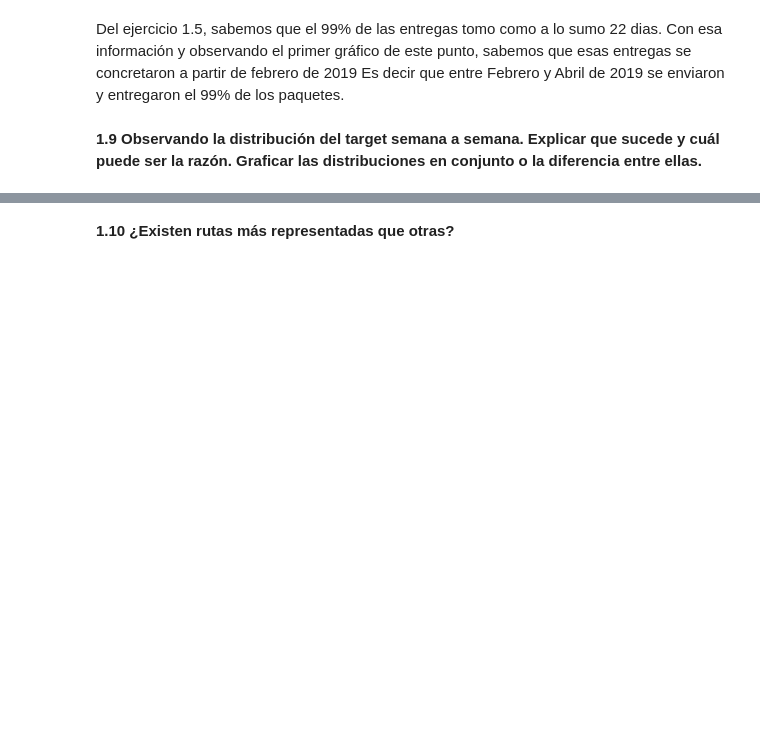
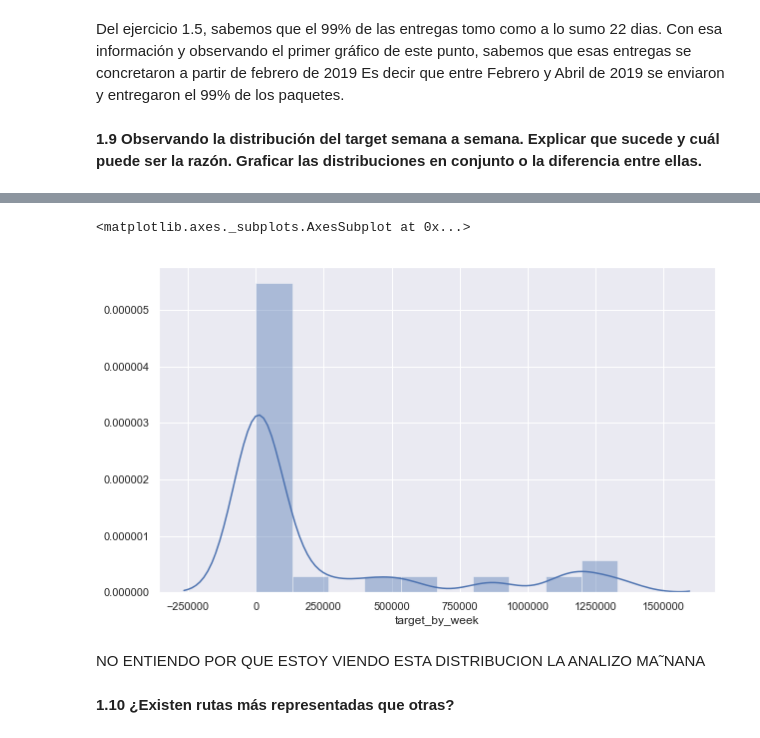
Before and after one commit to manquius/series_temporales, a Jupyter notebook: Practico1.ipynb, the cells around one changed output, grey strips where cells are left out. Saved outputs shown, nothing was run; the diff lists cells and outputs as text; code cells hidden in the pictures; blank space fills up the shorter version.

```diff
--- a/Practico1.ipynb
+++ b/Practico1.ipynb
@@ -461,3 +458,9 @@ Es decir que entre Febrero y Abril de 2019 se enviaron y entregaron el 99% de lo
 # %% [markdown]
 **1.9 Observando la distribución del target semana a semana. Explicar que sucede y cuál
 puede ser la razón. Graficar las distribuciones en conjunto o la diferencia entre ellas.**
+# %%
+df1 = data_sorted_by_date.sort_values(by=['date_sent']).copy()
+df1['date_sent'] = pd.to_datetime(df1['date_sent']) - pd.to_timedelta(7, unit='d')
+df2 = df1.set_index('date_sent').resample('W')["target"].sum()
+df3 = pd.DataFrame({'target_by_week' : df1.set_index('date_sent').resample('W')["target"].sum()}).reset_index()
+df3
@@ -464,3 +485,12 @@ puede ser la razón. Graficar las distribuciones en conjunto o la diferencia ent
+# %%
+plt.figure(figsize=(10,6))
+sb.distplot(df3['target_by_week'], bins=10)
+# %% [output]
+<matplotlib.axes._subplots.AxesSubplot at 0x...>
+[figure, added]
+# %% [markdown]
+NO ENTIENDO POR QUE ESTOY VIENDO ESTA DISTRIBUCION
+LA ANALIZO MA˜NANA
 # %% [markdown]
 **1.10 ¿Existen rutas más representadas que otras?**
 # %% [markdown]
```
Also changed, not shown: parts of 7 cells of this notebook.
